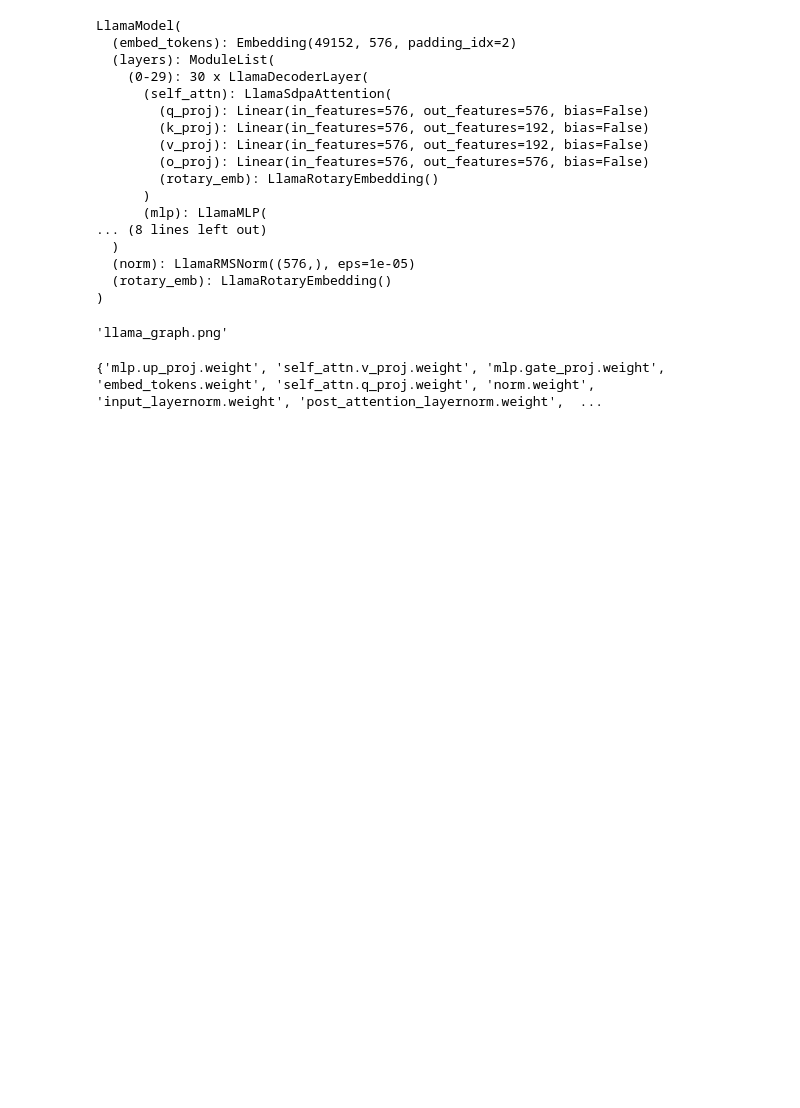
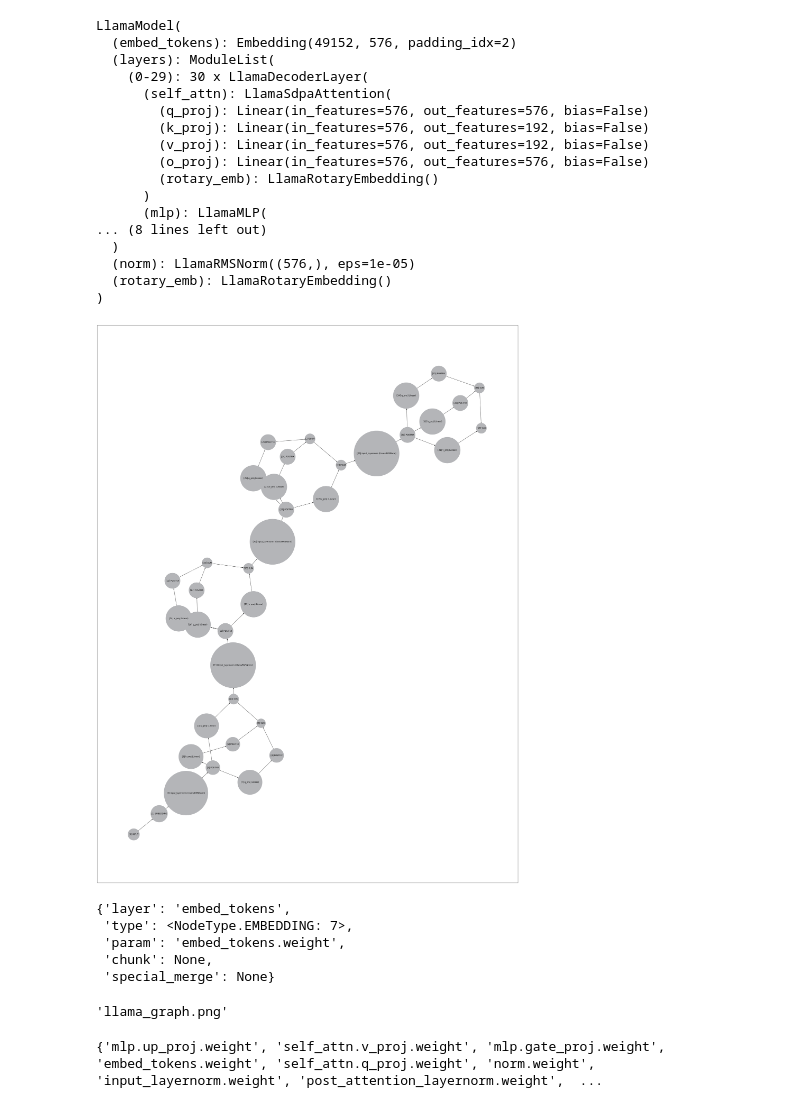
Before and after one commit to daniter-fast/merging-text-transformers, a Jupyter notebook: llama_merge_test.ipynb, the cells around one changed output. Cells and saved outputs as stored; diff of their text form; code cells hidden in the pictures; blank space fills up the shorter version.

Commit message:
fixed bug with graph drawing and attention mech

```diff
--- a/llama_merge_test.ipynb
+++ b/llama_merge_test.ipynb
@@ -39,6 +45,28 @@ LlamaModel(
   (norm): LlamaRMSNorm((576,), eps=1e-05)
   (rotary_emb): LlamaRotaryEmbedding()
 )
+# %%
+llama_modules = {"emb": "embed_tokens",
+                 "emb_ln": "input_layernorm",
+                 "q": "self_attn.q_proj",
+                 "k": "self_attn.k_proj",
+                 "v": "self_attn.v_proj"}
+# todo: add output proj and rotary embeddings
+graph1 = TransformerEncoderGraph(deepcopy(model), modules=llama_modules, num_layers=4)
+# %%
+graph1 = graph1.graphify()
+# %%
+graph1.draw(figsize=(45, 60))
+# %% [output]
+[figure, added]
+# %%
+graph1.G.nodes[1]
+# %% [output]
+{'layer': 'embed_tokens',
+ 'type': <NodeType.EMBEDDING: 7>,
+ 'param': 'embed_tokens.weight',
+ 'chunk': None,
+ 'special_merge': None}
 # %%
 from torchviz import make_dot
 # %%
```
Also changed, not shown: parts of 8 cells of this notebook, 2 other files.
